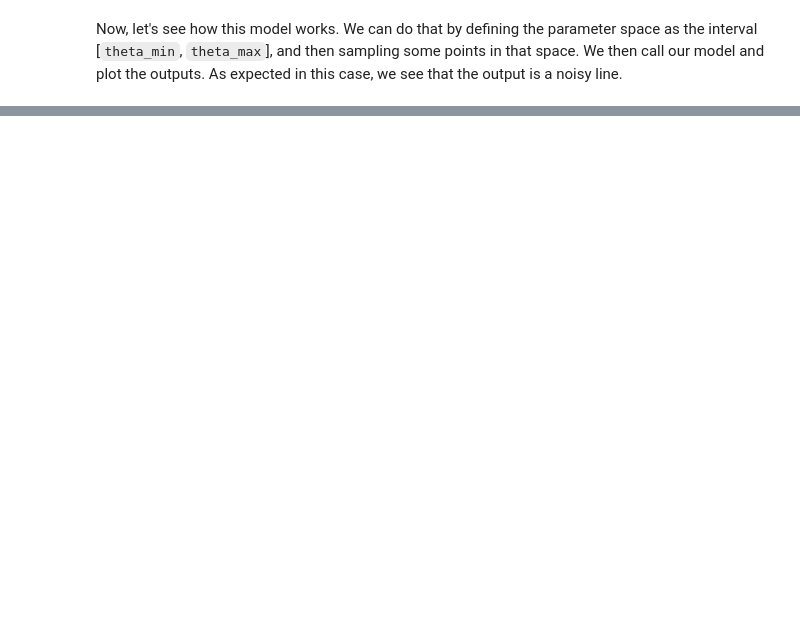
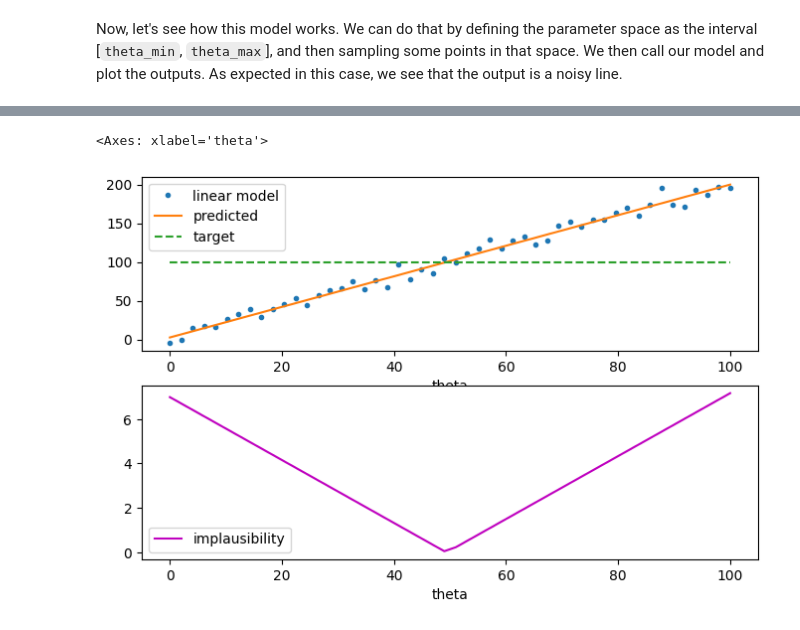
Before and after one commit to InstituteforDiseaseModeling/historymatching, a Jupyter notebook: examples/using_emulators.ipynb, the cells around one changed output, grey strips where cells are left out. Drawn from its saved outputs; the diff is of its cells as text; code cells hidden in the pictures; blank space fills up the shorter version.

```diff
--- a/examples/using_emulators.ipynb
+++ b/examples/using_emulators.ipynb
@@ -71,0 +175,22 @@ We can train our emulator by instantiating it with some input data (such as the
+# %%
+target_value = 100
+target_var = 7.5
+x_imp = pd.DataFrame( { 'theta' : np.linspace( 0, 100, 50 ) } )
+
+linear_model_implausibility = linear_emulator.get_implausibility( x_imp, target_value, target_var )
+# %%
+fig_imp, axs_imp = plt.subplots(2, 1, figsize=(8,5) )
+
+
+lm_imp = pd.DataFrame( { 'theta'    : x_imp['theta'].values,
+                         'linear model' : linear_model(x_imp)['out'].values,
+                         'predicted'    : linear_emulator.predict(x_imp['theta'])['value'].values,
+                         'target'       : target_value,
+                         'implausibility' : linear_model_implausibility
+                    } )
+
+lm_imp.plot( x='theta', y=['linear model', 'predicted', 'target'], style=['.','-','--'], ax=axs_imp[0] )
+lm_imp.plot( x='theta', y='implausibility', c='m', ax=axs_imp[1] )
+# %% [output]
+<Axes: xlabel='theta'>
+[figure, added]
```
Also changed, not shown: parts of 22 cells of this notebook, 1 other file.
